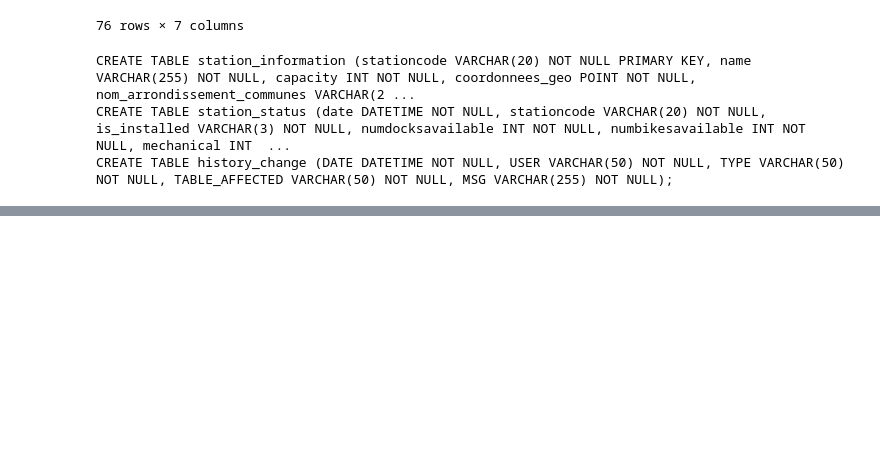
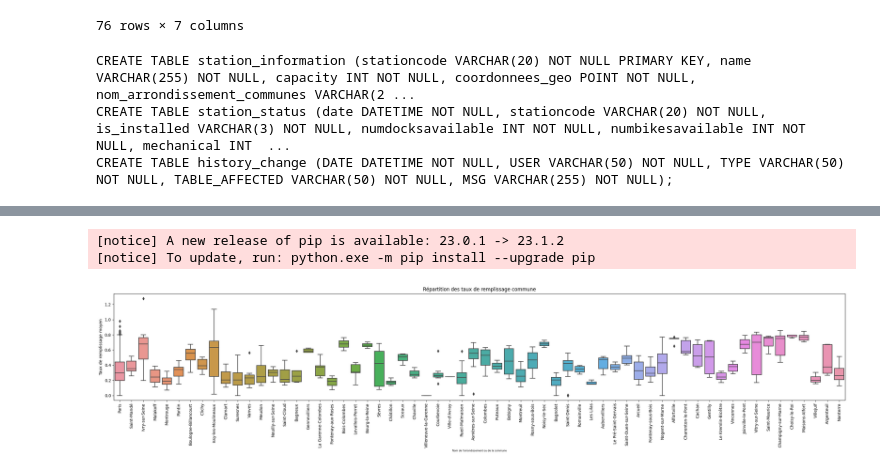
Before and after one commit to WinteruOfficiel/SAE2.04-EXPLOBDD, a Jupyter notebook: analysePython/pyanalyse.ipynb, the cells around one changed output, grey strips where cells are left out. Saved outputs shown, nothing was run; the diff lists cells and outputs as text; code cells hidden in the pictures; blank space fills up the shorter version.

```diff
--- a/analysePython/pyanalyse.ipynb
+++ b/analysePython/pyanalyse.ipynb
@@ -189,0 +462,20 @@ CREATE TABLE history_change (DATE DATETIME NOT NULL, USER VARCHAR(50) NOT NULL,
+# %%
+%pip install seaborn
+
+import seaborn as sns
+# data colonnes : 	stationcode	name	capacity	coordonnees_geo	nom_arrondissement_communes	remplissage_moyen	docks_disponibles	velos_disponibles	velos_mecaniques_disponibles	velos_electriques_disponibles
+data2 = data.copy(deep=True)
+
+# convertir décimal en float
+data2['remplissage_moyen'] = data2['remplissage_moyen'].apply(lambda x: float(x))
+
+# Création de la boîte à moustaches
+plt.figure(figsize=(26, 6))
+sns.boxplot(x='nom_arrondissement_communes', y='remplissage_moyen', data=data2)
+plt.xlabel('Nom de l\'arrondissement ou de la commune', fontsize=6 )
+plt.ylabel('Taux de remplissage moyen')
+plt.title('Répartition des taux de remplissage commune')
+plt.xticks(rotation=90)  # Rotation des étiquettes sur l'axe des x pour une meilleure lisibilité
+plt.tight_layout()  # Ajustement automatique de la disposition du graphique
+plt.show()
+# %% [output]
@@ -189,0 +498,3 @@ CREATE TABLE history_change (DATE DATETIME NOT NULL, USER VARCHAR(50) NOT NULL,
+[notice] A new release of pip is available: 23.0.1 -> 23.1.2
+[notice] To update, run: python.exe -m pip install --upgrade pip
+[figure, added]
```
Also changed, not shown: parts of 15 cells of this notebook, 3 other files.
